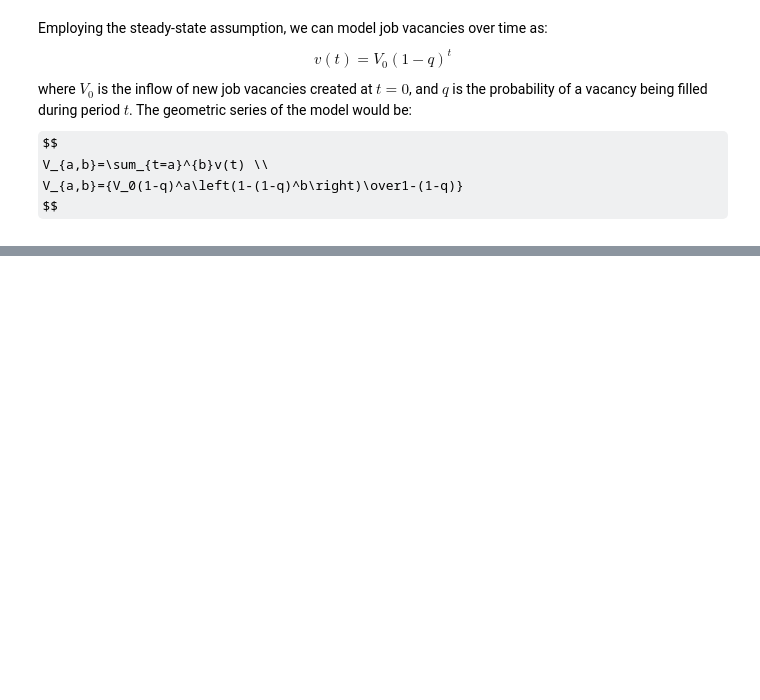
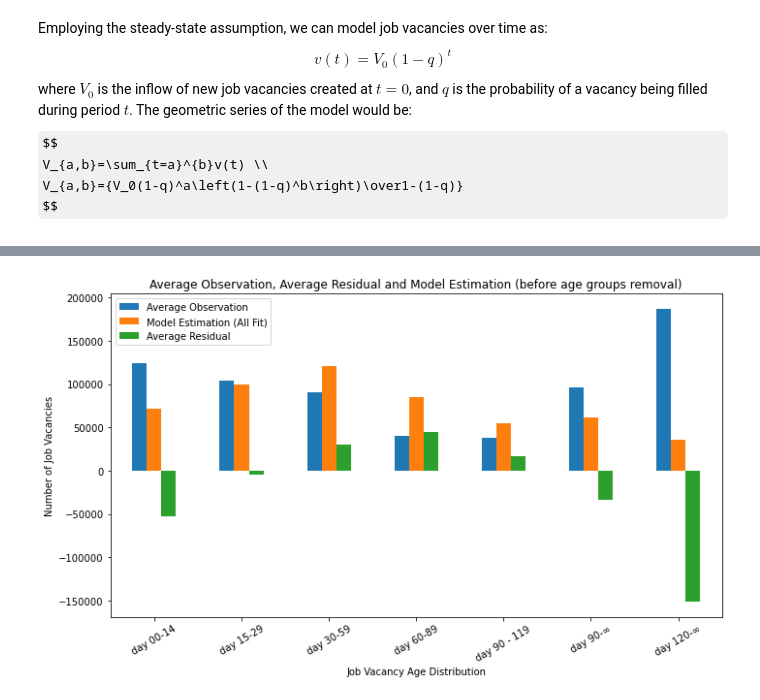
Before and after one commit to YanliangZhu/MAPaper, a Jupyter notebook: code.ipynb, the cells around one changed output, grey strips where cells are left out. Saved outputs shown, nothing was run; the diff lists cells and outputs as text; code cells hidden in the pictures; some formulas as TeX source; blank space fills up the shorter version.

```diff
--- a/code.ipynb
+++ b/code.ipynb
@@ -841,0 +373,33 @@ plt.show()
+# %%
+#graph5.1c
+def graph5_1c(df):
+    df = df.describe().loc[['mean']]
+    df.index = range(0,len(df))
+    index = ['day 00-14','day 15-29','day 30-59','day 60-89','day 90 - 119','day 90-∞','day 120-∞']
+
+    obs = df[['a000b014','a015b029','a030b059','a060b089','a090b119','a090binf','a120binf']].T
+    obs['Time Interval'] = index
+    obs.rename(columns = {0: 'Average Observation'}, inplace = True)
+    obs = obs.set_index('Time Interval')
+
+    res = df[['ε_a000b014','ε_a015b029','ε_a030b059','ε_a060b089','ε_a090b119','ε_a090binf','ε_a120binf']].T
+    res['Time Interval'] = index
+    res.rename(columns = {0: 'Average Residual'}, inplace = True)
+    res = res.set_index('Time Interval')
+
+    df0 = pd.concat([obs, res], axis=1)
+    df0['Model Estimation (All Fit)'] = df0['Average Observation'] + df0['Average Residual']
+    df0 = df0[['Average Observation', 'Model Estimation (All Fit)', 'Average Residual']]
+
+    df0.plot(kind="bar")
+    plt.xticks(rotation=30, horizontalalignment="center")
+    plt.xlabel("Job Vacancy Age Distribution")
+    plt.ylabel("Number of Job Vacancies")
+    plt.title(f"Average Observation, Average Residual and Model Estimation (before age groups removal)")
+    plt.savefig('image/graph5-1c.png', dpi=300)
+    plt.tight_layout()
+    plt.show()
+
+graph5_1c(Model1_A)
+# %% [output]
+[figure, added]
```
Also changed, not shown: parts of 68 cells of this notebook.
